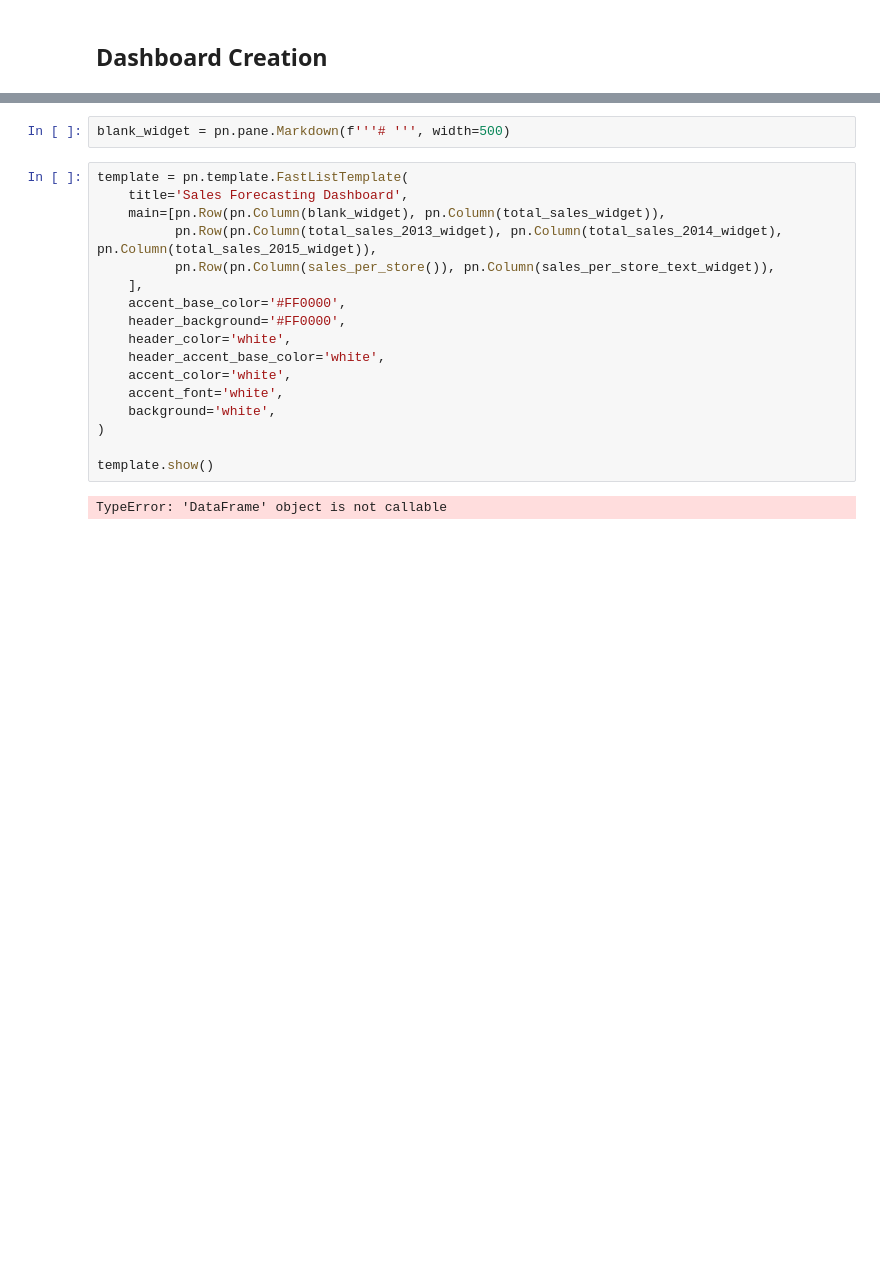
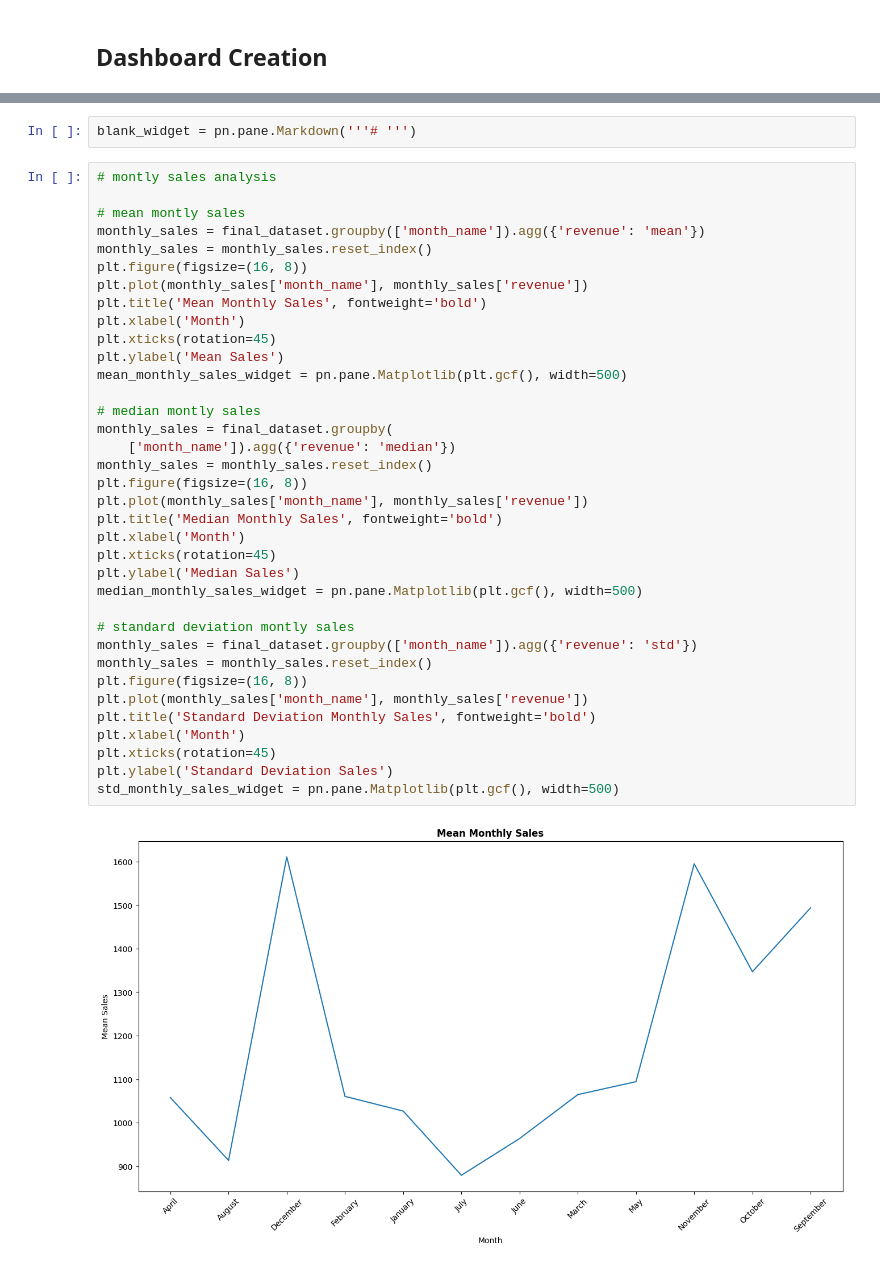
Before and after one commit to Rumeasiyan/sales-forecasting-machine-learning, a Jupyter notebook: dashboard-2-sales-forecasting.ipynb, the cells around one changed output, grey strips where cells are left out. Saved outputs shown, nothing was run; the diff lists cells and outputs as text; blank space fills up the shorter version.

Commit message:
commits dashboard code

```diff
--- a/dashboard-2-sales-forecasting.ipynb
+++ b/dashboard-2-sales-forecasting.ipynb
@@ -106,21 +127,40 @@ sales_per_store_text_widget = pn.pane.Markdown(f'''# Top 15 Stores by Sales: {sa
 # %%
-blank_widget = pn.pane.Markdown(f'''# ''', width=500)
+blank_widget = pn.pane.Markdown('''# ''')
-# %%
-template = pn.template.FastListTemplate(
-    title='Sales Forecasting Dashboard',
-    main=[pn.Row(pn.Column(blank_widget), pn.Column(total_sales_widget)),
-          pn.Row(pn.Column(total_sales_2013_widget), pn.Column(total_sales_2014_widget), pn.Column(total_sales_2015_widget)),
-          pn.Row(pn.Column(sales_per_store()), pn.Column(sales_per_store_text_widget)),
-    ],
-    accent_base_color='#FF0000',
-    header_background='#FF0000',
-    header_color='white',
-    header_accent_base_color='white',
-    accent_color='white',
-    accent_font='white',
-    background='white',
-)
-
-template.show()
-# %% [output]
-TypeError: 'DataFrame' object is not callable
+# %%
+# montly sales analysis
+
+# mean montly sales
+monthly_sales = final_dataset.groupby(['month_name']).agg({'revenue': 'mean'})
+monthly_sales = monthly_sales.reset_index()
+plt.figure(figsize=(16, 8))
+plt.plot(monthly_sales['month_name'], monthly_sales['revenue'])
+plt.title('Mean Monthly Sales', fontweight='bold')
+plt.xlabel('Month')
+plt.xticks(rotation=45)
+plt.ylabel('Mean Sales')
+mean_monthly_sales_widget = pn.pane.Matplotlib(plt.gcf(), width=500)
+
+# median montly sales
+monthly_sales = final_dataset.groupby(
+    ['month_name']).agg({'revenue': 'median'})
+monthly_sales = monthly_sales.reset_index()
+plt.figure(figsize=(16, 8))
+plt.plot(monthly_sales['month_name'], monthly_sales['revenue'])
+plt.title('Median Monthly Sales', fontweight='bold')
+plt.xlabel('Month')
+plt.xticks(rotation=45)
+plt.ylabel('Median Sales')
+median_monthly_sales_widget = pn.pane.Matplotlib(plt.gcf(), width=500)
+
+# standard deviation montly sales
+monthly_sales = final_dataset.groupby(['month_name']).agg({'revenue': 'std'})
+monthly_sales = monthly_sales.reset_index()
+plt.figure(figsize=(16, 8))
+plt.plot(monthly_sales['month_name'], monthly_sales['revenue'])
+plt.title('Standard Deviation Monthly Sales', fontweight='bold')
+plt.xlabel('Month')
+plt.xticks(rotation=45)
+plt.ylabel('Standard Deviation Sales')
+std_monthly_sales_widget = pn.pane.Matplotlib(plt.gcf(), width=500)
+# %% [output]
+[figure, added]
```
Also changed, not shown: parts of 17 cells of this notebook, 1 other file.
